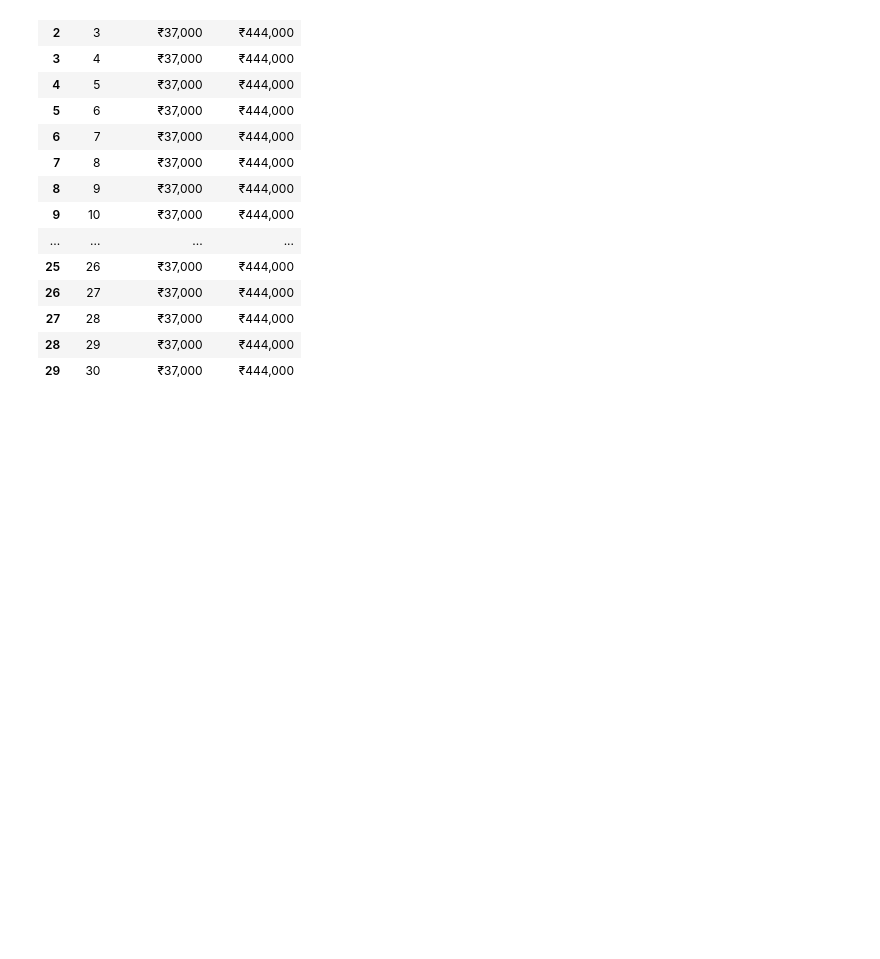
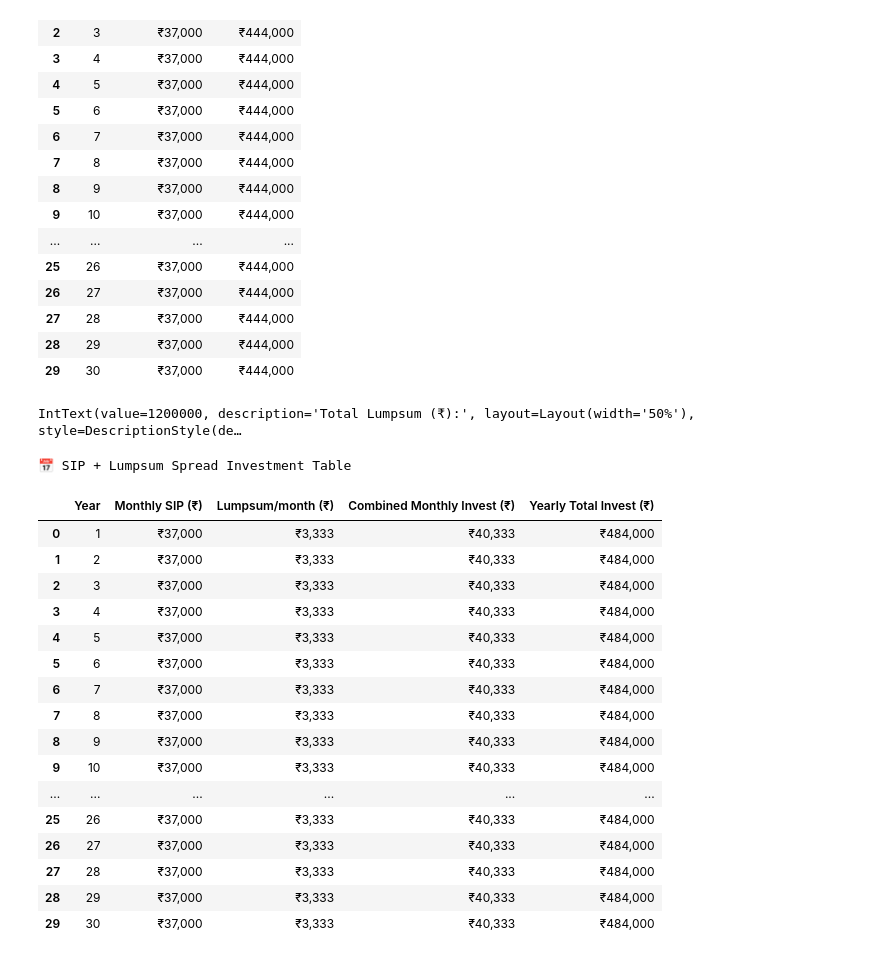
Before and after one commit to akshansh1718/DSA-learning, a Jupyter notebook: python.ipynb, the cells around one changed output. Saved outputs shown, nothing was run; the diff lists cells and outputs as text; code cells hidden in the pictures; blank space fills up the shorter version.

```diff
--- a/python.ipynb
+++ b/python.ipynb
@@ -147,3 +147,68 @@ df_sip.style.set_caption("📅 Monthly & Yearly SIP Over 30 Years").set_table_st
 | 27 | 28 | ₹37,000 | ₹444,000 |
 | 28 | 29 | ₹37,000 | ₹444,000 |
 | 29 | 30 | ₹37,000 | ₹444,000 |
+# %%
+import pandas as pd
+import ipywidgets as widgets
+from IPython.display import display
+from ipywidgets import VBox, HBox
+
+# Input: Lumpsum amount widget
+lumpsum_input = widgets.IntText(
+    value=1200000,
+    description='Total Lumpsum (₹):',
+    style={'description_width': 'initial'},
+    layout=widgets.Layout(width='50%')
+)
+display(lumpsum_input)
+
+# Get values
+monthly_sip = sip_slider.value
+total_lumpsum = lumpsum_input.value
+years = 30
+lumpsum_per_year = total_lumpsum / years
+monthly_from_lumpsum = lumpsum_per_year / 12
+
+# Prepare table
+data = []
+for year in range(1, years + 1):
+    combined_monthly = monthly_sip + monthly_from_lumpsum
+    yearly_sip = combined_monthly * 12
+    data.append({
+        "Year": year,
+        "Monthly SIP (₹)": round(monthly_sip),
+        "Lumpsum/month (₹)": round(monthly_from_lumpsum),
+        "Combined Monthly Invest (₹)": round(combined_monthly),
+        "Yearly Total Invest (₹)": round(yearly_sip)
+    })
+
+df_sip_lumpsum = pd.DataFrame(data)
+
+# Format
+for col in df_sip_lumpsum.columns[1:]:
+    df_sip_lumpsum[col] = df_sip_lumpsum[col].map(lambda x: f"₹{x:,.0f}")
+
+# Display
+df_sip_lumpsum.style.set_caption("📅 SIP + Lumpsum Spread Investment Table").set_table_styles([
+    {'selector': 'caption', 'props': [('caption-side', 'top'), ('font-size', '16px'), ('font-weight', 'bold')]}
+])
+# %% [output]
+IntText(value=1200000, description='Total Lumpsum (₹):', layout=Layout(width='50%'), style=DescriptionStyle(de…
+📅 SIP + Lumpsum Spread Investment Table
+|  | Year | Monthly SIP (₹) | Lumpsum/month (₹) | Combined Monthly Invest (₹) | Yearly Total Invest (₹) |
+| 0 | 1 | ₹37,000 | ₹3,333 | ₹40,333 | ₹484,000 |
+| 1 | 2 | ₹37,000 | ₹3,333 | ₹40,333 | ₹484,000 |
+| 2 | 3 | ₹37,000 | ₹3,333 | ₹40,333 | ₹484,000 |
+| 3 | 4 | ₹37,000 | ₹3,333 | ₹40,333 | ₹484,000 |
+| 4 | 5 | ₹37,000 | ₹3,333 | ₹40,333 | ₹484,000 |
+| 5 | 6 | ₹37,000 | ₹3,333 | ₹40,333 | ₹484,000 |
+| 6 | 7 | ₹37,000 | ₹3,333 | ₹40,333 | ₹484,000 |
+| 7 | 8 | ₹37,000 | ₹3,333 | ₹40,333 | ₹484,000 |
+| 8 | 9 | ₹37,000 | ₹3,333 | ₹40,333 | ₹484,000 |
+| 9 | 10 | ₹37,000 | ₹3,333 | ₹40,333 | ₹484,000 |
+| ... | ... | ... | ... | ... | ... |
+| 25 | 26 | ₹37,000 | ₹3,333 | ₹40,333 | ₹484,000 |
+| 26 | 27 | ₹37,000 | ₹3,333 | ₹40,333 | ₹484,000 |
+| 27 | 28 | ₹37,000 | ₹3,333 | ₹40,333 | ₹484,000 |
+| 28 | 29 | ₹37,000 | ₹3,333 | ₹40,333 | ₹484,000 |
+| 29 | 30 | ₹37,000 | ₹3,333 | ₹40,333 | ₹484,000 |
```
